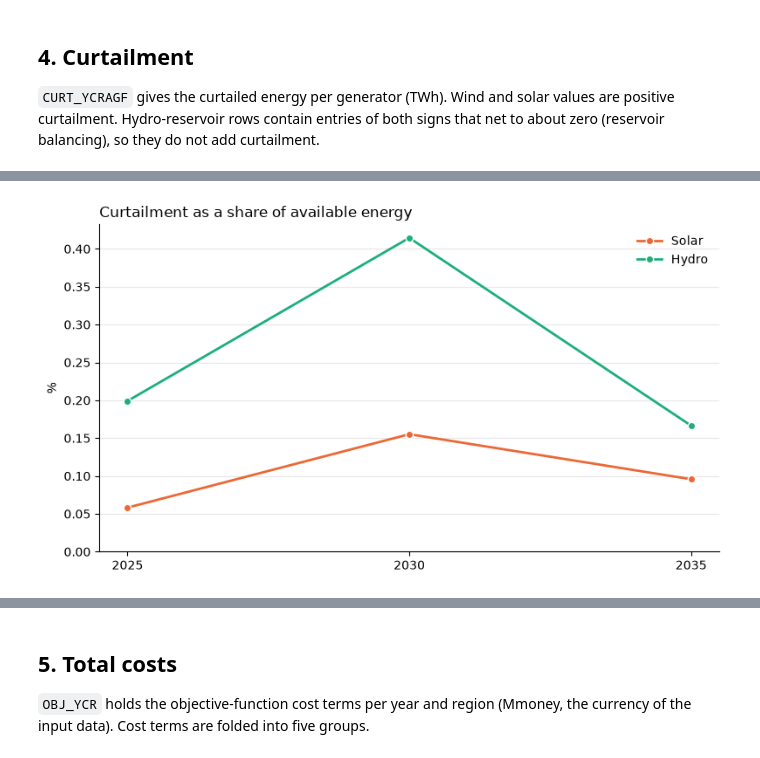
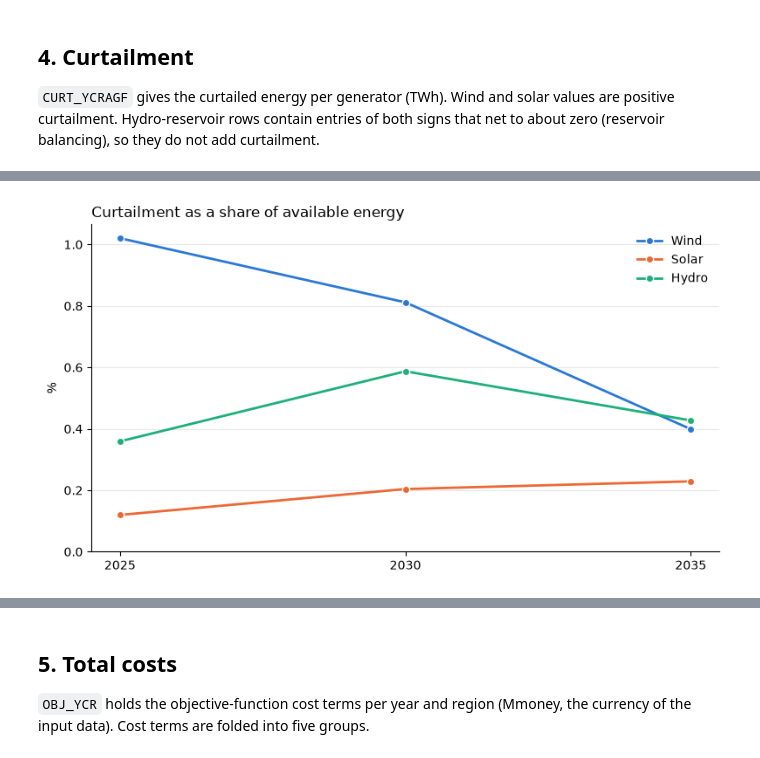
Before and after one commit to giuliadad/Balmorel, a Jupyter notebook: base_dc/NOTEBOOK_PostProcessing.ipynb, the cells around one changed output, grey strips where cells are left out. Cells and saved outputs as stored; diff of their text form; code cells hidden in the pictures.

```diff
--- a/base_dc/NOTEBOOK_PostProcessing.ipynb
+++ b/base_dc/NOTEBOOK_PostProcessing.ipynb
@@ -377,7 +389,7 @@ DEMAND_GROUP = {
 }
 DEMAND_COLORS = {"Final demand": "#2a78d6", "EV charging": "#eb6834", "Electric heating": "#1baf7a",
                  "Electrolysis": "#eda100", "CCS": "#e87ba4", "Storage charging": "#008300",
-                 "Fuel cell / other": "#4a3aa7", "Losses": "#9a9992"}
+                 "Fuel cell / other": "#4a3aa7", "Losses": "#9a9992", "Data centers": "#6f42c1"}
 # %%
 # 1.1 Load and aggregate demand by carrier and category
 demand_sources = {
@@ -470,0 +514,13 @@ plt.tight_layout(); plt.show()
+# %%
+# Data-center electricity demand (TWh)
+fig, ax = plt.subplots(figsize=(10, 4.5))
+ax.plot(dc_by_year.index, dc_by_year.values, marker="o", linewidth=2, color=DEMAND_COLORS["Data centers"])
+ax.set_title("Data-center electricity demand over time", loc="left")
+ax.set_xlabel("Year")
+ax.set_ylabel("Demand (TWh)")
+ax.grid(axis="y", alpha=0.3)
+ax.set_axisbelow(True)
+for side in ("top", "right"):
+    ax.spines[side].set_visible(False)
+plt.tight_layout()
+plt.show()
@@ -653,8 +711,8 @@ Found MainResults in c:\Balmorel\base_no_dc_8\model\MainResults.gdx
 # %%
-# 3.5 Electricity generation mix by country in 2035
+# 3.5 Electricity generation mix by country in the last solved year
 # Regions belonging to the same country are aggregated before calculating the mix.
-COUNTRY_MIX_YEAR = 2035
-country_el = pro[(pro["Year"].astype(str) == str(COUNTRY_MIX_YEAR)) & (pro["Commodity"] == "ELECTRICITY")].copy()
+COUNTRY_MIX_YEAR = pro["Year"].max()
+country_el = pro[(pro["Year"] == COUNTRY_MIX_YEAR) & (pro["Commodity"] == "ELECTRICITY")].copy()
 country_mix = country_el.groupby(["Country", "Fuel"])["Value"].sum().unstack("Fuel").fillna(0)
 country_mix = country_mix.loc[country_mix.sum(axis=1).sort_values(ascending=False).index]
 country_mix = country_mix.loc[:, country_mix.sum().sort_values(ascending=False).index]
@@ -662,7 +720,7 @@ country_mix = country_mix.iloc[:, :7].assign(Other=country_mix.iloc[:, 7:].sum(a
 country_mix_pct = country_mix.div(country_mix.sum(axis=1), axis=0).mul(100)
 fuel_colors = dict(zip(country_mix_pct.columns, PALETTE[:7] + [GREY]))
 ax = country_mix_pct.plot.bar(stacked=True, figsize=(max(12, 0.45 * len(country_mix_pct) + 4), 6), color=[fuel_colors[c] for c in country_mix_pct.columns], width=0.8, edgecolor="#fcfcfb", linewidth=0.5)
-ax.set_title("Electricity generation mix by country (2035)", loc="left")
+ax.set_title(f"Electricity generation mix by country ({COUNTRY_MIX_YEAR})", loc="left")
 ax.set_ylabel("Share of country generation (%)")
 ax.set_xlabel("")
 ax.set_ylim(0, 100)
@@ -691,20 +749,24 @@ Warning: pybalmorel's column format for 'CURT_YCRAGF' doesn't match its domains
 # %%
 # 4.2 Curtailment as a share of the available energy (dispatched + curtailed), per technology group
 prod_g = pro.assign(Group=tech_group(pro)).groupby(["Year", "Group"])["Value"].sum().unstack("Group").fillna(0)
 share = table / (prod_g.reindex_like(table).fillna(0) + table) * 100      # `table` = curtailment by group from 4.1
 
 fig, ax = plt.subplots(figsize=(8, 4.5))
-for g in ["Wind", "Solar", "Hydro"]:
-    if g in share:
-        ax.plot(share.index, share[g], marker="o", markersize=6, linewidth=2, color=GROUP_COLORS[g],
+wind_available = prod_g.reindex(columns=["Wind-on", "Wind-off"], fill_value=0) + table.reindex(columns=["Wind-on", "Wind-off"], fill_value=0)
+wind_curtailment = table.reindex(columns=["Wind-on", "Wind-off"], fill_value=0).sum(axis=1)
+wind_available = wind_available.sum(axis=1)
+wind_share = wind_curtailment.div(wind_available.replace(0, float("nan"))).mul(100)
+for g, series in [("Wind", wind_share), ("Solar", share.get("Solar")), ("Hydro", share.get("Hydro"))]:
+    if series is not None:
+        ax.plot(series.index, series, marker="o", markersize=6, linewidth=2, color=GROUP_COLORS.get(g, GROUP_COLORS["Wind-on"]),
                 markeredgecolor="#fcfcfb", label=g)
 ax.set_title("Curtailment as a share of available energy", loc="left"); ax.set_ylabel("%"); ax.set_xlabel("")
 ax.set_ylim(bottom=0); ax.grid(axis="y", alpha=0.3); ax.set_axisbelow(True)
 for side in ("top", "right"): ax.spines[side].set_visible(False)
 ax.legend(frameon=False)
 plt.tight_layout(); plt.show()
 # %% [output]
-[figure, old version]
+[figure, new version]
 # %%
 # 4.3 Curtailment per country (TWh): the 10 largest countries
 country_bars(curt.groupby(["Country", "Year"])["Value"].sum().unstack("Year").fillna(0),
```
Also changed, not shown: parts of 32 cells of this notebook.
